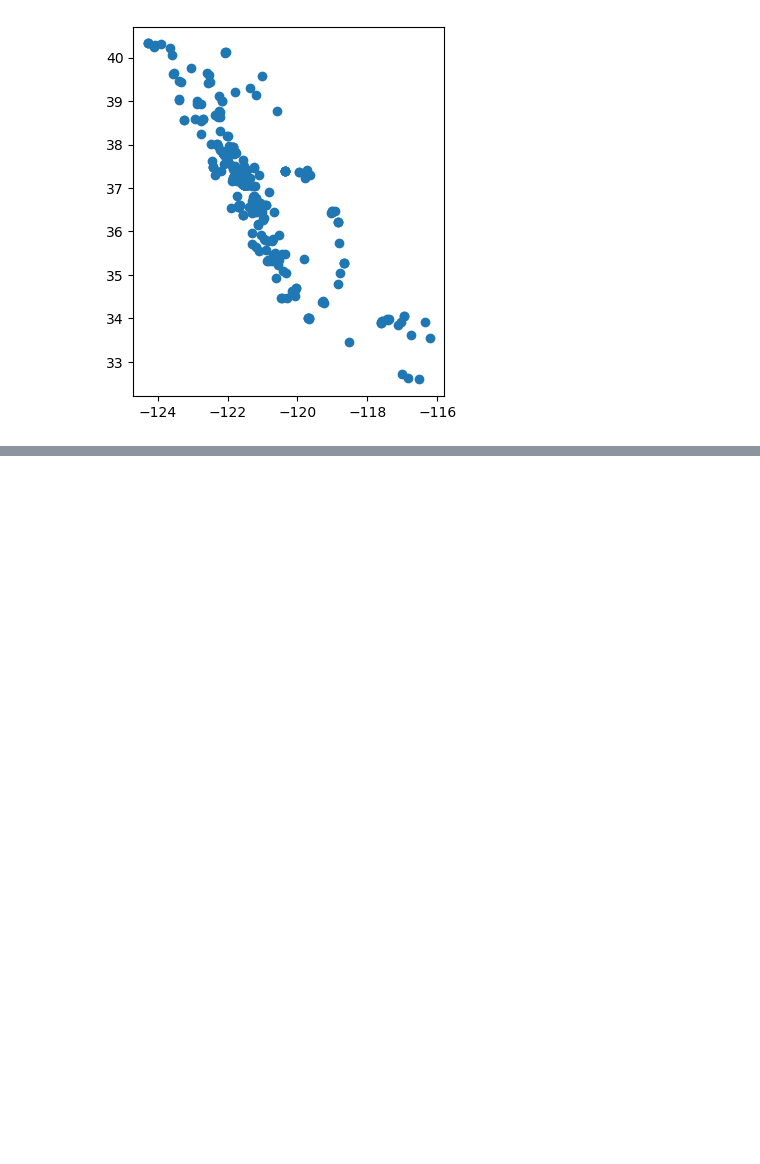
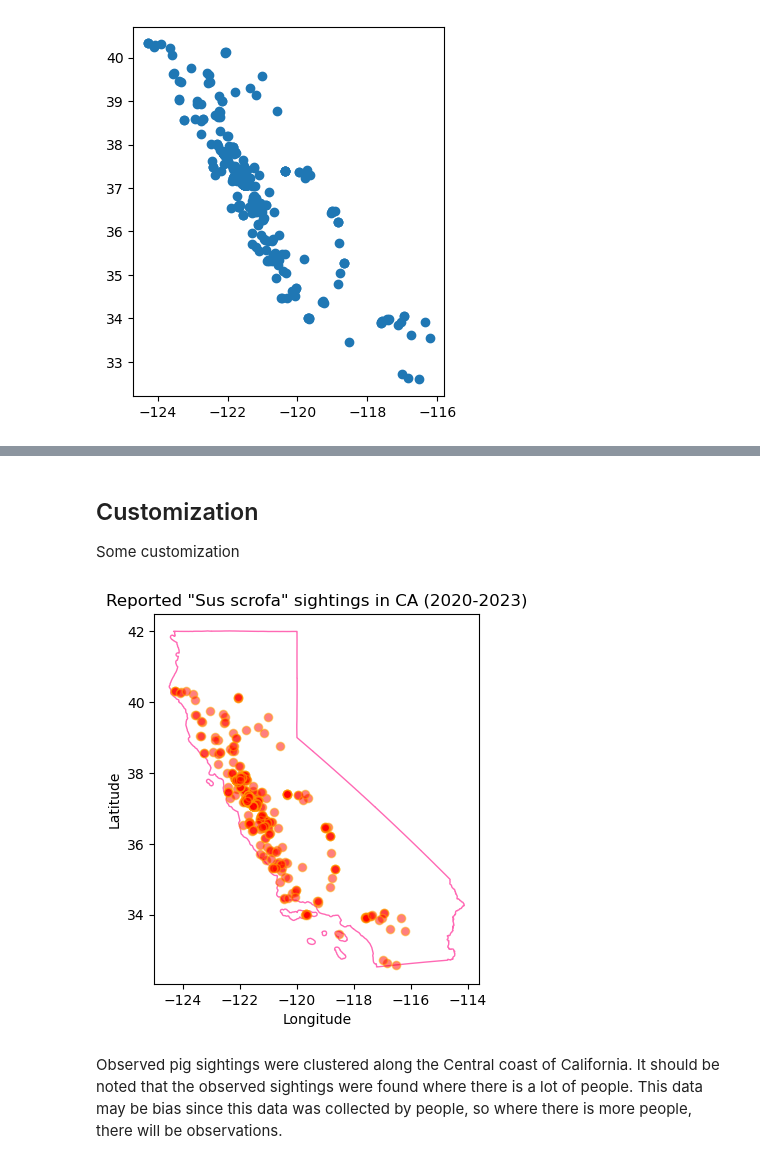
Before and after one commit to jaslynmiura/eds220-2025-in-class, a Jupyter notebook: week4-geopandas.ipynb, the cells around one changed output, grey strips where cells are left out. Cells and saved outputs as stored; diff of their text form; code cells hidden in the pictures; blank space fills up the shorter version.

```diff
--- a/week4-geopandas.ipynb
+++ b/week4-geopandas.ipynb
@@ -168,0 +200,31 @@ pigs_recent.plot()
+# %% [markdown]
+## Customization
+
+Some customization
+# %%
+# Initialize empty figure and axis
+fig, ax = plt.subplots()
+
+# Add the CA boundary.
+ca_boundary.plot(ax=ax, # I want ca_bounary to be plotted on the same axis
+                 color = "none",
+                 edgecolor = "hotpink")
+
+# Plot df on the ax axis
+pigs_recent.plot(ax=ax,
+                 alpha = 0.5,
+                 color = "red",
+                 edgecolor= "orange"
+                 )
+
+# Update axis
+ax.set_title('Reported "Sus scrofa" sightings in CA (2020-2023)')
+ax.set_xlabel('Longitude')
+ax.set_ylabel('Latitude')
+
+# Display figure
+plt.show()
+# %% [output]
+[figure, added]
+# %% [markdown]
+Observed pig sightings were clustered along the Central coast of California. It should be noted that the observed sightings were found where there is a lot of people. This data may be bias since this data was collected by people, so where there is more people, there will be observations.
```
Also changed, not shown: parts of 4 cells of this notebook.
